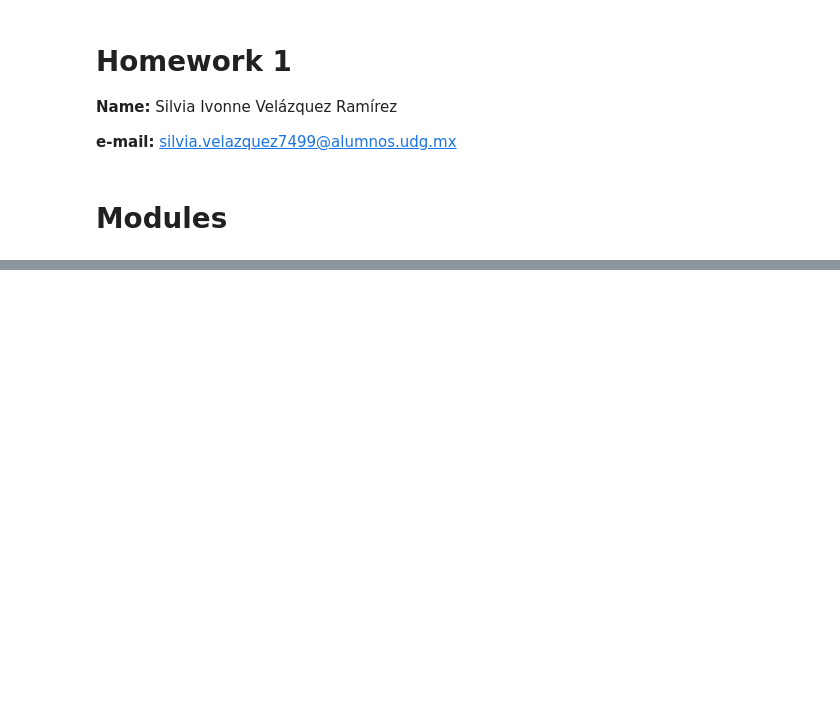
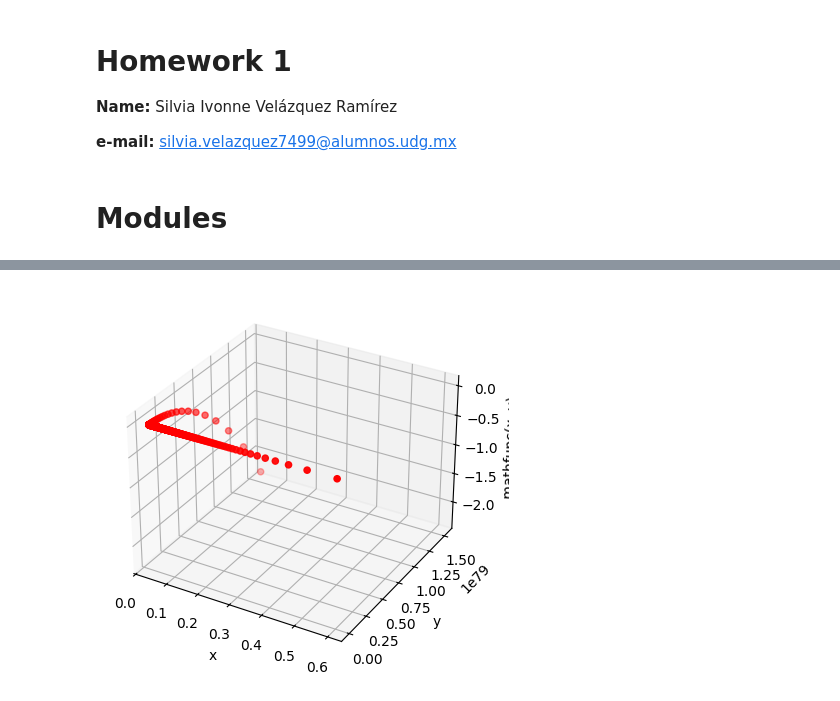
Before and after one commit to sys-ivelazquez/gradientDescent, a Jupyter notebook: gradientDescent.ipynb, the cells around one changed output, grey strips where cells are left out. Drawn from its saved outputs; the diff is of its cells as text; code cells hidden in the pictures; blank space fills up the shorter version.

```diff
--- a/gradientDescent.ipynb
+++ b/gradientDescent.ipynb
@@ -52,2 +94,12 @@ Minimum found at rp = -0.09389802613416427, f(rp) = 2.002561388079838
 # %%
 # Plot the results
+figure = plt.figure()
+ax = figure.add_subplot(111, projection = "3d")
+ax.plot_surface(x, y, z, cmap = "coolwarm")
+ax.scatter(*zip(*iterationList), c = "r", marker = "o")
+ax.set_xlabel("x")
+ax.set_ylabel("y")
+ax.set_zlabel("mathfunc(x, y)")
+plt.show()
+# %% [output]
+[figure, added]
```
Also changed, not shown: parts of 7 cells of this notebook.
